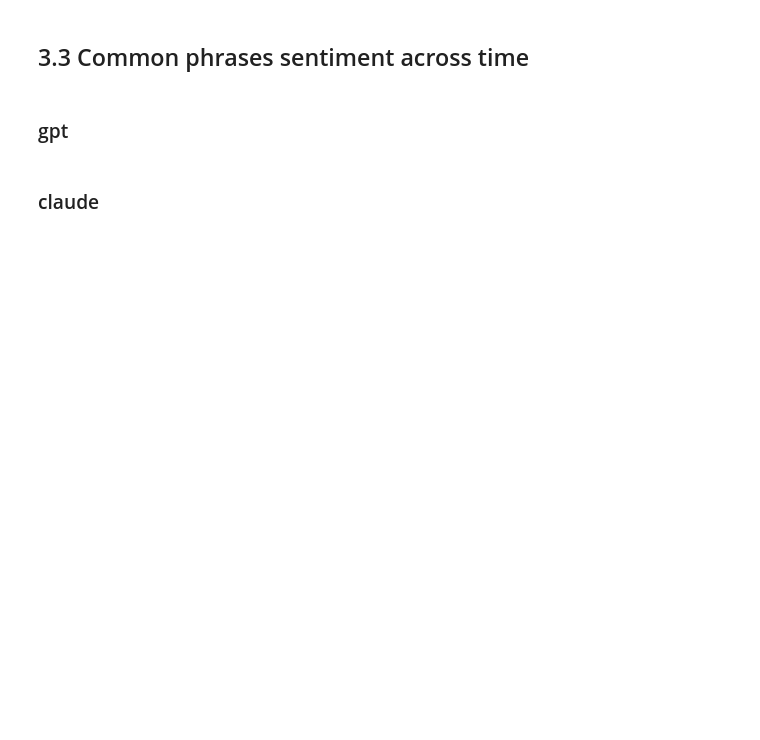
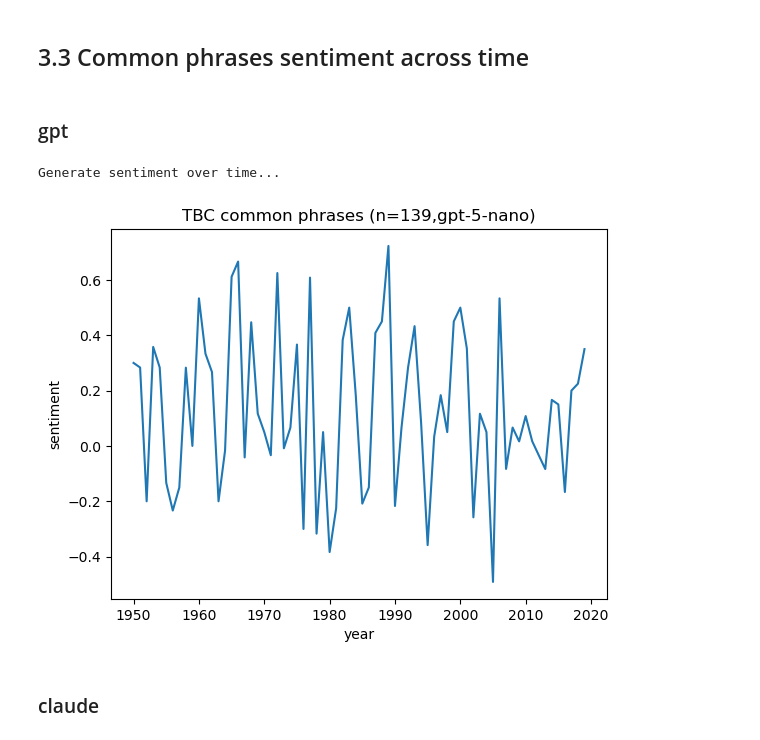
Before and after one commit to wanyakrecipes/lyrical_sentiment, a Jupyter notebook: notebooks/sentiment_across_time.ipynb, the cells around one changed output. Saved outputs shown, nothing was run; the diff lists cells and outputs as text; code cells hidden in the pictures; blank space fills up the shorter version.

Commit message:
update common phrases to use gpt-5-nano

```diff
--- a/notebooks/sentiment_across_time.ipynb
+++ b/notebooks/sentiment_across_time.ipynb
@@ -560,8 +560,8 @@ openai_results, claude_results = await process_all_rows(
 )
 
 # Add results to dataframe
-song_lyrics_clean_sample_df['common_phrases_gpt_4o_mini'] = openai_results
-song_lyrics_clean_sample_df['common_phrases_claude_4_5'] = claude_results
+song_lyrics_clean_sample_df['common_phrases_gpt'] = openai_results
+song_lyrics_clean_sample_df['common_phrases_claude'] = claude_results
 
 print("\n✓ Complete!")
 print(f"OpenAI successful: {sum(1 for r in openai_results if r is not None)}/{len(openai_results)}")
@@ -664,8 +691,7 @@ def phrase_sentiment_prompt(xml_phrases):
             <phrase text="...">[sentiment_score]</phrase>
             ...
             </phrase_sentiments>
-            Here is the list of phrases:
-{xml_phrases}
+            Here is the list of phrases:{xml_phrases}
             """.strip()
 
 
@@ -678,20 +704,16 @@ def parse_phrase_sentiment_scores(xml_text):
 
 
 # Async OpenAI function
-async def get_phrase_sentiment_scores_async(xml_phrases, model="gpt-4o-mini"):
+async def get_phrase_sentiment_scores_async(xml_phrases, model="gpt-5-nano"):
     """
     Get sentiment of common lyrics from GPT using an OpenAI model (async version).
     """
     prompt = phrase_sentiment_prompt(xml_phrases)
-    response = await openai_client.chat.completions.create(
-        model=model,
-        messages=[
-            {"role": "system", "content": "You analyze sentiment of music lyrics with numeric scores."},
-            {"role": "user", "content": prompt}
-        ],
-        temperature=0
+    response = await openai_client.responses.create(
+        model = model,
+        input = prompt,
     )
-    return response.choices[0].message.content.strip()
+    return response.output_text.strip()
 
 
 # Async Claude function
@@ -735,12 +757,12 @@ async def process_phrase_sentiments(df, max_concurrent=50):
 
     # Create tasks for all rows
     print("Processing OpenAI phrase sentiment requests...")
-    openai_tasks = [process_openai(phrases) for phrases in df['common_phrases_gpt_4o_mini']]
+    openai_tasks = [process_openai(phrases) for phrases in df['common_phrases_gpt']]
     openai_results = await asyncio.gather(*openai_tasks)
     print(f"✓ Completed {len(openai_results)} OpenAI requests")
 
     print("\nProcessing Claude phrase sentiment requests...")
-    claude_tasks = [process_claude(phrases) for phrases in df['common_phrases_claude_4_5']]
+    claude_tasks = [process_claude(phrases) for phrases in df['common_phrases_claude']]
     claude_results = await asyncio.gather(*claude_tasks)
     print(f"✓ Completed {len(claude_results)} Claude requests")
 
@@ -756,18 +778,18 @@ openai_sentiment_results, claude_sentiment_results = await process_phrase_sentim
 )
 
 # Add results to dataframe
-song_lyrics_clean_sample_df['common_phrases_sentiment_gpt_4o_mini'] = openai_sentiment_results
-song_lyrics_clean_sample_df['common_phrases_sentiment_claude_4_5'] = claude_sentiment_results
+song_lyrics_clean_sample_df['common_phrases_sentiment_gpt'] = openai_sentiment_results
+song_lyrics_clean_sample_df['common_phrases_sentiment_claude'] = claude_sentiment_results
 
 print("\nParse sentiment from xml......")
-song_lyrics_clean_sample_df['common_phrases_sentiment_gpt_4o_mini'] = song_lyrics_clean_sample_df['common_phrases_sentiment_gpt_4o_mini'].apply(parse_phrase_sentiment_scores)
-song_lyrics_clean_sample_df['common_phrases_sentiment_claude_4_5'] = song_lyrics_clean_sample_df['common_phrases_sentiment_claude_4_5'].apply(parse_phrase_sentiment_scores)
+song_lyrics_clean_sample_df['common_phrases_sentiment_gpt'] = song_lyrics_clean_sample_df['common_phrases_sentiment_gpt'].apply(parse_phrase_sentiment_scores)
+song_lyrics_clean_sample_df['common_phrases_sentiment_claude'] = song_lyrics_clean_sample_df['common_phrases_sentiment_claude'].apply(parse_phrase_sentiment_scores)
 
 print("Calculate average sentiment...")
-song_lyrics_clean_sample_df['common_phrases_average_sentiment_gpt_4o_mini'] = song_lyrics_clean_sample_df['common_phrases_sentiment_gpt_4o_mini'].apply(
+song_lyrics_clean_sample_df['common_phrases_average_sentiment_gpt'] = song_lyrics_clean_sample_df['common_phrases_sentiment_gpt'].apply(
     lambda lst: round(sum(score for _, score in lst) / len(lst), 3) if lst else None
 )
-song_lyrics_clean_sample_df['common_phrases_average_sentiment_claude_4_5'] = song_lyrics_clean_sample_df['common_phrases_sentiment_claude_4_5'].apply(
+song_lyrics_clean_sample_df['common_phrases_average_sentiment_claude'] = song_lyrics_clean_sample_df['common_phrases_sentiment_claude'].apply(
     lambda lst: round(sum(score for _, score in lst) / len(lst), 3) if lst else None
 )
 
@@ -863,8 +903,11 @@ plt.show()
 # %%
 #generate graph of sentiment over time
 print("Generate sentiment over time...")
-common_phrases_sentiment_per_year_gpt_plt = song_lyrics_clean_sample_df.groupby('year')['common_phrases_average_sentiment_gpt_4o_mini'].mean().plot(title="TBC common phrases (n=" + str(len(song_lyrics_clean_sample_df)) +",gpt-4o-mini)",
+common_phrases_sentiment_per_year_gpt_plt = song_lyrics_clean_sample_df.groupby('year')['common_phrases_average_sentiment_gpt'].mean().plot(title="TBC common phrases (n=" + str(len(song_lyrics_clean_sample_df)) +",gpt-5-nano)",
                                                                                                                                    ylabel="sentiment")
+# %% [output]
+Generate sentiment over time...
+[figure, added]
 # %% [markdown]
 ### claude
 # %%
```
Also changed, not shown: parts of 8 cells of this notebook.
